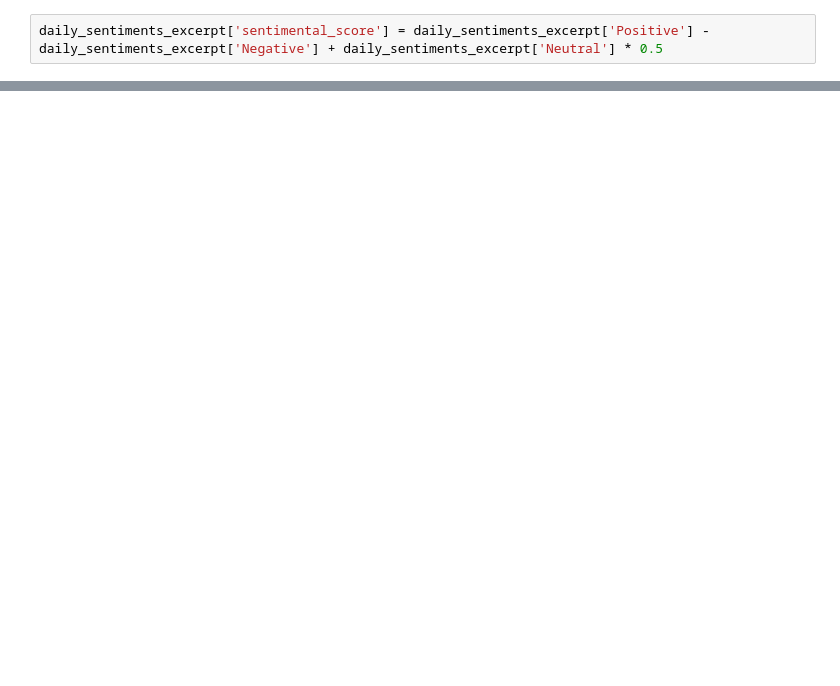
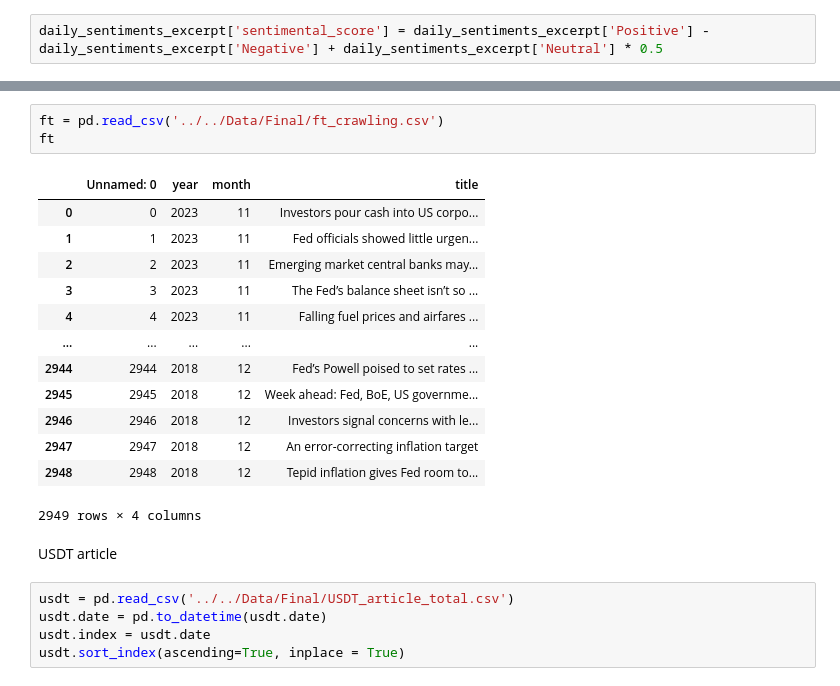
Before and after one commit to Tommylee1013/Webscraping, a Jupyter notebook: Projects/Final Team Projects/FinBERT.ipynb, the cells around one changed output, grey strips where cells are left out. Cells and saved outputs as stored; diff of their text form; blank space fills up the shorter version.

```diff
--- a/Projects/Final Team Projects/FinBERT.ipynb
+++ b/Projects/Final Team Projects/FinBERT.ipynb
@@ -247,0 +330,24 @@ plt.show()
+# %%
+ft = pd.read_csv('../../Data/Final/ft_crawling.csv')
+ft
+# %% [output]
+|  | Unnamed: 0 | year | month | title |
+| 0 | 0 | 2023 | 11 | Investors pour cash into US corpo... |
+| 1 | 1 | 2023 | 11 | Fed officials showed little urgen... |
+| 2 | 2 | 2023 | 11 | Emerging market central banks may... |
+| 3 | 3 | 2023 | 11 | The Fed’s balance sheet isn’t so ... |
+| 4 | 4 | 2023 | 11 | Falling fuel prices and airfares ... |
+| ... | ... | ... | ... | ... |
+| 2944 | 2944 | 2018 | 12 | Fed’s Powell poised to set rates ... |
+| 2945 | 2945 | 2018 | 12 | Week ahead: Fed, BoE, US governme... |
+| 2946 | 2946 | 2018 | 12 | Investors signal concerns with le... |
+| 2947 | 2947 | 2018 | 12 | An error-correcting inflation target |
+| 2948 | 2948 | 2018 | 12 | Tepid inflation gives Fed room to... |
+2949 rows × 4 columns
+# %% [markdown]
+USDT article
+# %%
+usdt = pd.read_csv('../../Data/Final/USDT_article_total.csv')
+usdt.date = pd.to_datetime(usdt.date)
+usdt.index = usdt.date
+usdt.sort_index(ascending=True, inplace = True)
```
Also changed, not shown: parts of 25 cells of this notebook, 14 other files.
